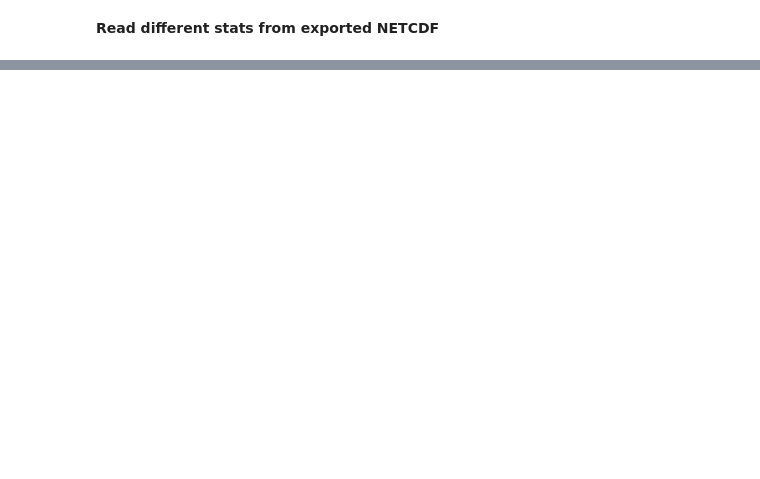
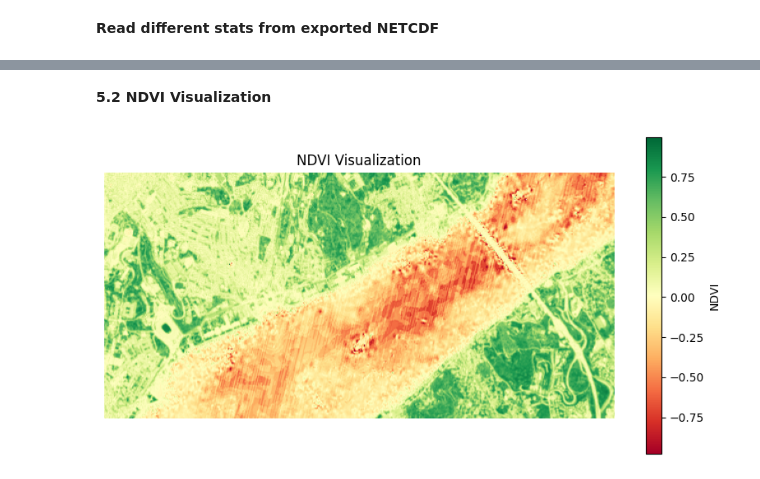
Before and after one commit to BaturalpArisoy/stac2cube, a Jupyter notebook: interactive/get_stac_layers.ipynb, the cells around one changed output, grey strips where cells are left out. Saved outputs shown, nothing was run; the diff lists cells and outputs as text; code cells hidden in the pictures; blank space fills up the shorter version.

```diff
--- a/interactive/get_stac_layers.ipynb
+++ b/interactive/get_stac_layers.ipynb
@@ -567,0 +311,18 @@ plt.show()
+# %% [markdown]
+**5.2 NDVI Visualization**
+# %%
+time_to_visualize = '2024-04-06'
+ndvi_band = "ndvi"
+
+da_time = stac.sel(time=time_to_visualize)
+da_ndvi = da_time.sel(band=ndvi_band)
+ndvi_data = da_ndvi.values
+
+plt.figure(figsize=(10, 5))
+plt.imshow(ndvi_data, cmap="RdYlGn")
+plt.colorbar(label="NDVI")
+plt.title("NDVI Visualization")
+plt.axis("off")
+plt.show()
+# %% [output]
+[figure, added]
```
Also changed, not shown: parts of 35 cells of this notebook, 2 other files.
